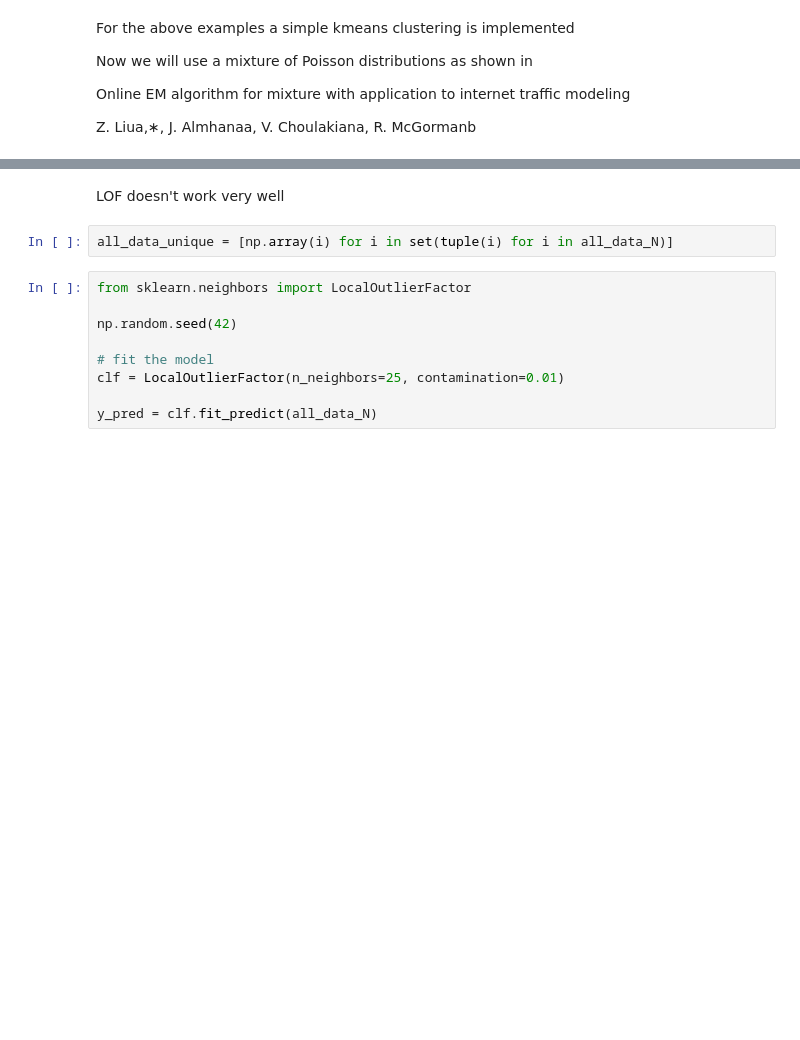
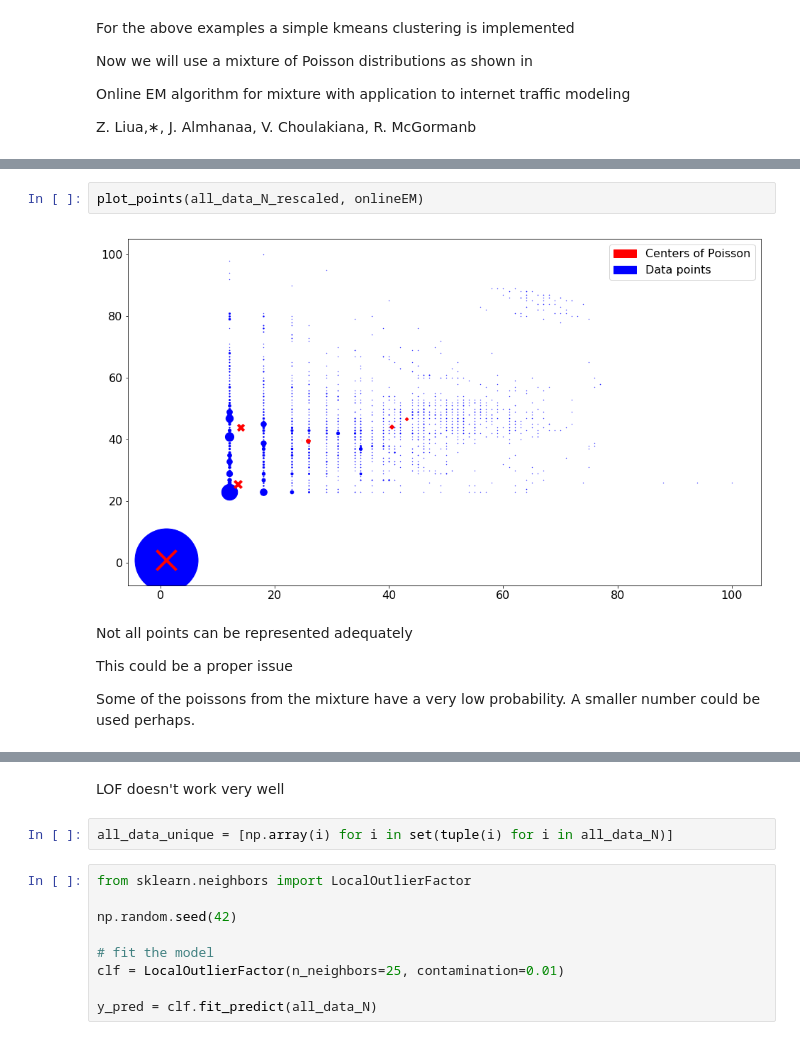
Before and after one commit to SotirisAnagnostidis/onlineAnomalyDetection, a Jupyter notebook: diploma/Progression.ipynb, the cells around one changed output, grey strips where cells are left out. Cells and saved outputs as stored; diff of their text form; blank space fills up the shorter version.

Commit message:
em Poisson

```diff
--- a/diploma/Progression.ipynb
+++ b/diploma/Progression.ipynb
@@ -550,0 +599,10 @@ Z. Liua,∗, J. Almhanaa, V. Choulakiana, R. McGormanb
+# %%
+plot_points(all_data_N_rescaled, onlineEM)
+# %% [output]
+[figure, added]
+# %% [markdown]
+Not all points can be represented adequately
+
+This could be a proper issue
+
+Some of the poissons from the mixture have a very low probability. A smaller number could be used perhaps.
```
Also changed, not shown: parts of 16 cells of this notebook, 3 other files.
